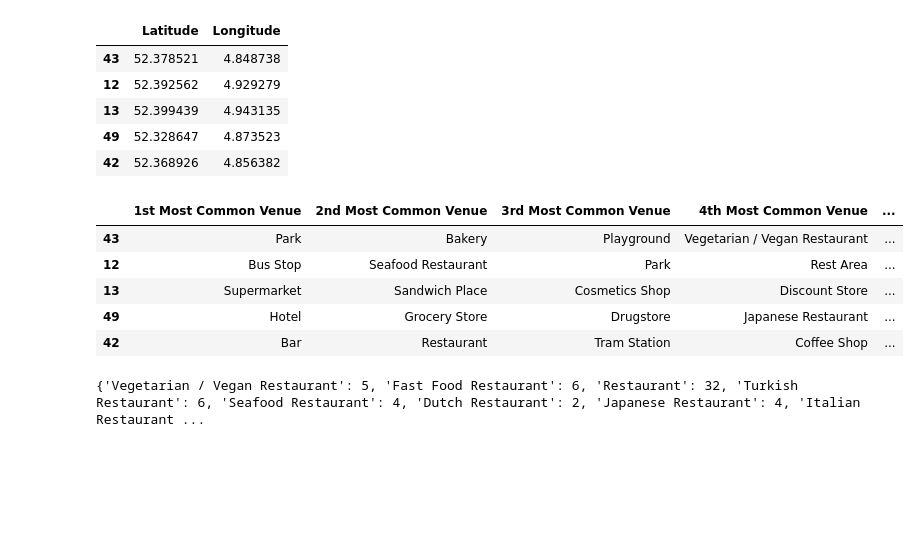
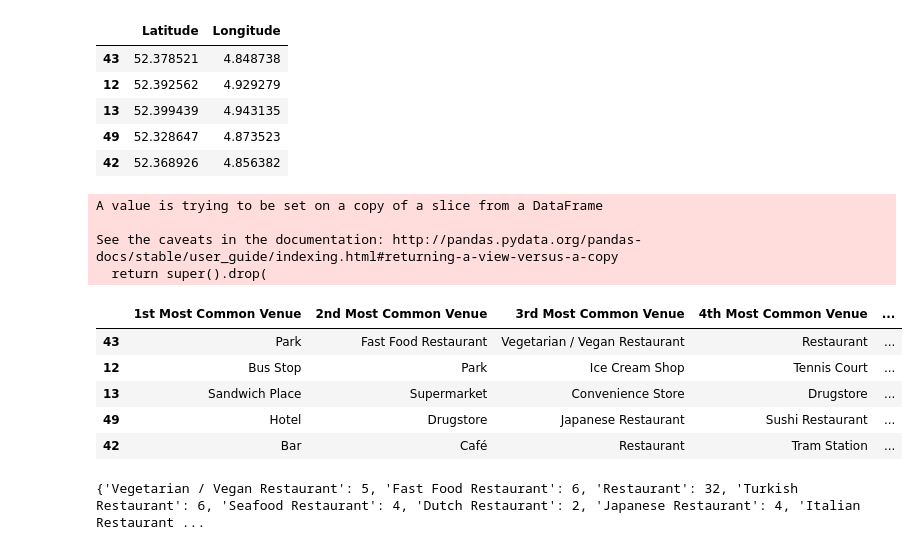
Before and after one commit to SLammertink/Coursera_Capstone, a Jupyter notebook: Russian Restaurant in Amsterdam , the Netherlands, week 2.ipynb, the cells around one changed output. Saved outputs shown, nothing was run; the diff lists cells and outputs as text; code cells hidden in the pictures; blank space fills up the shorter version.

```diff
--- a/Russian Restaurant in Amsterdam , the Netherlands, week 2.ipynb
+++ b/Russian Restaurant in Amsterdam , the Netherlands, week 2.ipynb
@@ -625,7 +627,7 @@ map_clusters
 [interactive output not drawn]
 # %%
 #ams_merged.head()
-ams_cluster_1 = ams_merged[ams_merged['Cluster Label'] == 1]
-ams_cluster_1
+ams_cluster_0 = ams_merged[ams_merged['Cluster Label'] == 0]
+ams_cluster_0
 # %% [output]
 |  | Neighbourhood | Latitude | Longitude | Cluster Label | 1st Most Common Venue | 2nd Most Common Venue | ... |
@@ -656,16 +658,21 @@ cluster_1_lat_lon.head()
 | 49 | 52.328647 | 4.873523 |
 | 42 | 52.368926 | 4.856382 |
 # %%
-ams_cluster_1.drop(['Neighbourhood', 'Latitude', 'Longitude', 'Cluster Label'], axis=1, inplace=True)
+ams_cluster_0.drop(['Neighbourhood', 'Latitude', 'Longitude', 'Cluster Label'], axis=1, inplace=True)
+# %% [output]
+A value is trying to be set on a copy of a slice from a DataFrame
+
+See the caveats in the documentation: http://pandas.pydata.org/pandas-docs/stable/user_guide/indexing.html#returning-a-view-versus-a-copy
+  return super().drop(
 # %%
-ams_cluster_1.head()
+ams_cluster_0.head()
 # %% [output]
 |  | 1st Most Common Venue | 2nd Most Common Venue | 3rd Most Common Venue | 4th Most Common Venue | ... |
-| 43 | Park | Bakery | Playground | Vegetarian / Vegan Restaurant | ... |
-| 12 | Bus Stop | Seafood Restaurant | Park | Rest Area | ... |
-| 13 | Supermarket | Sandwich Place | Cosmetics Shop | Discount Store | ... |
-| 49 | Hotel | Grocery Store | Drugstore | Japanese Restaurant | ... |
-| 42 | Bar | Restaurant | Tram Station | Coffee Shop | ... |
+| 43 | Park | Fast Food Restaurant | Vegetarian / Vegan Restaurant | Restaurant | ... |
+| 12 | Bus Stop | Park | Ice Cream Shop | Tennis Court | ... |
+| 13 | Sandwich Place | Supermarket | Convenience Store | Drugstore | ... |
+| 49 | Hotel | Drugstore | Japanese Restaurant | Sushi Restaurant | ... |
+| 42 | Bar | Café | Restaurant | Tram Station | ... |
 # %%
 restaurants_in_cluster_1 = pd.Series(ams_cluster_0.values.flatten())
 # %%
```
Also changed, not shown: parts of 21 cells of this notebook.
